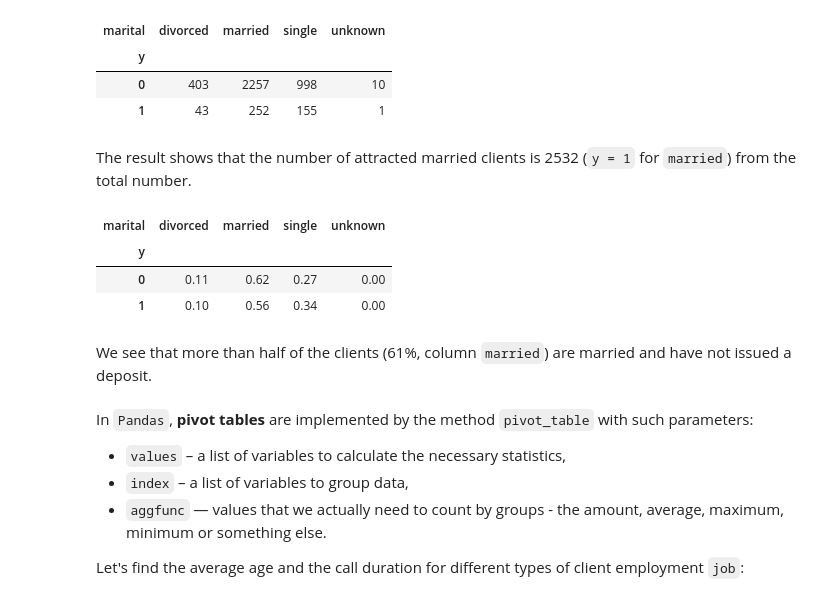
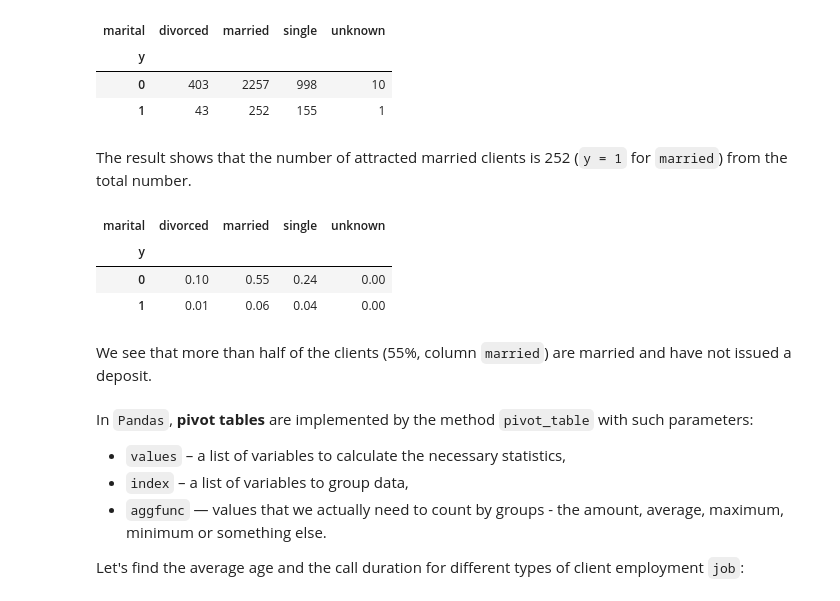
Before and after one commit to CodeLilesh/Exploratory-Data-Analysis-EDA-, a Jupyter notebook: EDA_Banking.ipynb, the cells around one changed output. Saved outputs shown, nothing was run; the diff lists cells and outputs as text; code cells hidden in the pictures.

```diff
--- a/EDA_Banking.ipynb
+++ b/EDA_Banking.ipynb
@@ -375,18 +386,18 @@ pd.crosstab(df["y"], df["marital"])
 | 0 | 403 | 2257 | 998 | 10 |
 | 1 | 43 | 252 | 155 | 1 |
 # %% [markdown]
-The result shows that the number of attracted married clients is 2532 (`y = 1` for `married`) from the total number.
+The result shows that the number of attracted married clients is 252 (`y = 1` for `married`) from the total number.
 # %%
 pd.crosstab(df["y"],
             df["marital"],
-            normalize = 'index')
+            normalize = True)
 # %% [output]
 | marital | divorced | married | single | unknown |
 | y |  |  |  |  |
-| 0 | 0.11 | 0.62 | 0.27 | 0.00 |
-| 1 | 0.10 | 0.56 | 0.34 | 0.00 |
+| 0 | 0.10 | 0.55 | 0.24 | 0.00 |
+| 1 | 0.01 | 0.06 | 0.04 | 0.00 |
 # %% [markdown]
-We see that more than half of the clients (61%, column `married`) are married and have not issued a deposit.
+We see that more than half of the clients (55%, column `married`) are married and have not issued a deposit.
 # %% [markdown]
 In `Pandas`, **pivot tables** are implemented by the method `pivot_table` with such parameters:
 
```
Also changed, not shown: parts of 17 cells of this notebook.
